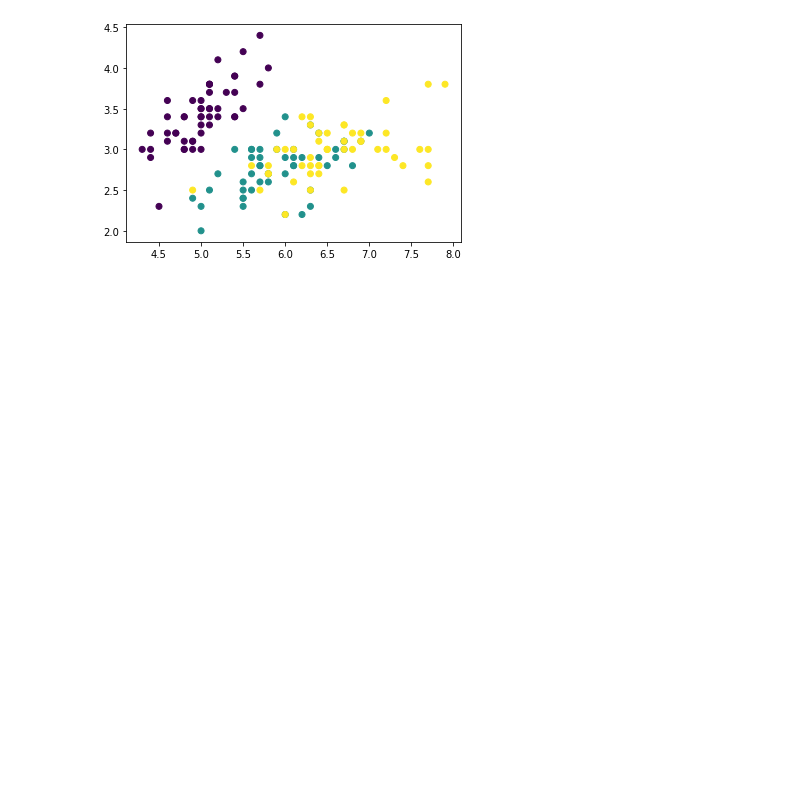
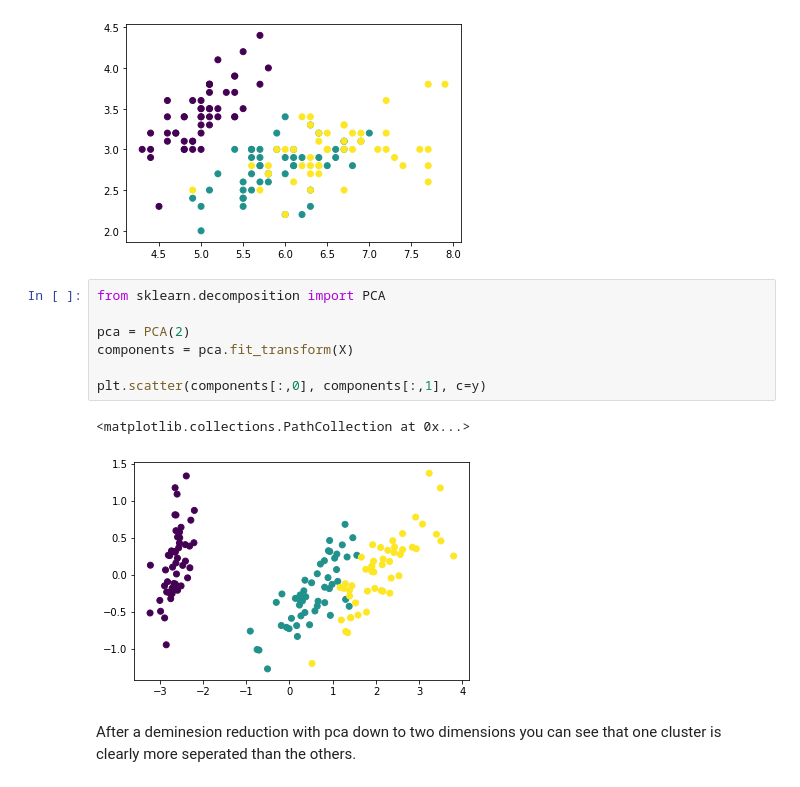
Before and after one commit to BernhardSchiffer/ml-basics, a Jupyter notebook: kMeans.ipynb, the cells around one changed output. Drawn from its saved outputs; the diff is of its cells as text; blank space fills up the shorter version.

```diff
--- a/kMeans.ipynb
+++ b/kMeans.ipynb
@@ -96,3 +104,15 @@ plt.scatter(X[:,0], X[:,1], c=y)
 # %% [output]
 <matplotlib.collections.PathCollection at 0x...>
 [figure]
+# %%
+from sklearn.decomposition import PCA
+
+pca = PCA(2)
+components = pca.fit_transform(X)
+
+plt.scatter(components[:,0], components[:,1], c=y)
+# %% [output]
+<matplotlib.collections.PathCollection at 0x...>
+[figure, added]
+# %% [markdown]
+After a deminesion reduction with pca down to two dimensions you can see that one cluster is clearly more seperated than the others.
```
Also changed, not shown: parts of 10 cells of this notebook, 2 other files.
